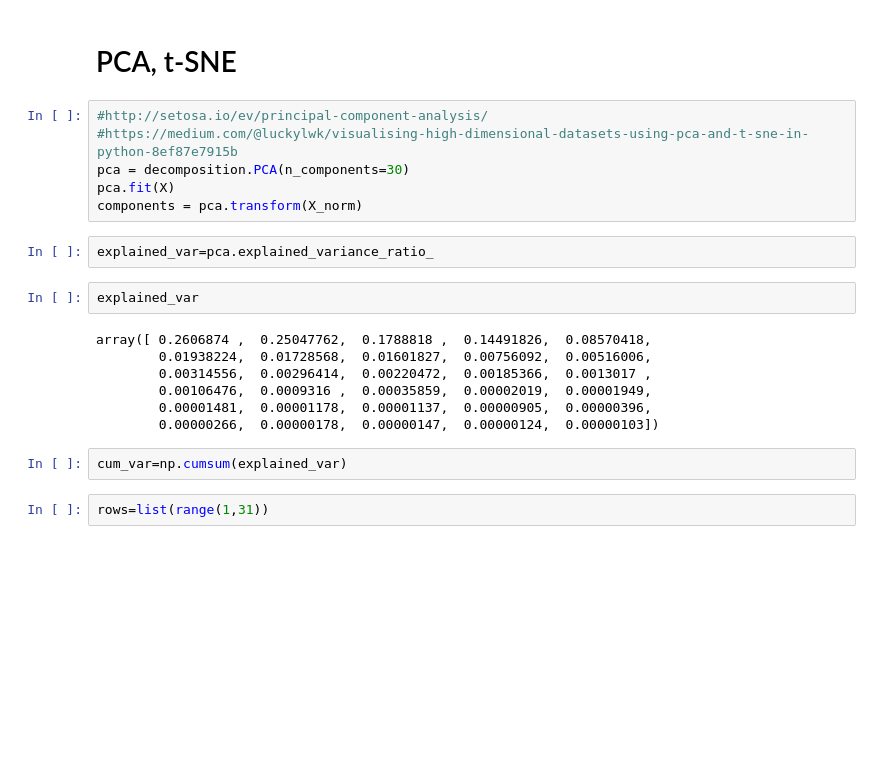
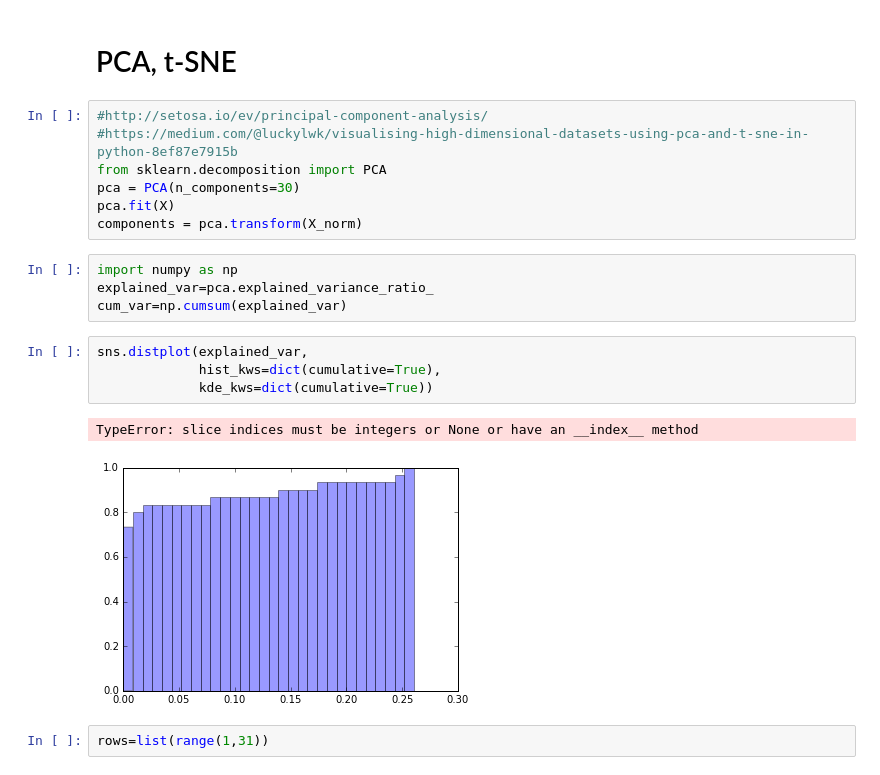
Before and after one commit to vucko83/classification_task, a Jupyter notebook: Exploratory and PCA.ipynb, the cells around one changed output. Saved outputs shown, nothing was run; the diff lists cells and outputs as text; blank space fills up the shorter version.

```diff
--- a/Exploratory and PCA.ipynb
+++ b/Exploratory and PCA.ipynb
@@ -47,22 +51,21 @@ plt.show()
 # %%
 #http://setosa.io/ev/principal-component-analysis/
 #https://medium.com/@luckylwk/visualising-high-dimensional-datasets-using-pca-and-t-sne-in-python-8ef87e7915b
-pca = decomposition.PCA(n_components=30)
+from sklearn.decomposition import PCA
+pca = PCA(n_components=30)
 pca.fit(X)
 components = pca.transform(X_norm)
-# %%
-explained_var=pca.explained_variance_ratio_
-# %%
-explained_var
-# %% [output]
-array([ 0.2606874 ,  0.25047762,  0.1788818 ,  0.14491826,  0.08570418,
-        0.01938224,  0.01728568,  0.01601827,  0.00756092,  0.00516006,
-        0.00314556,  0.00296414,  0.00220472,  0.00185366,  0.0013017 ,
-        0.00106476,  0.0009316 ,  0.00035859,  0.00002019,  0.00001949,
-        0.00001481,  0.00001178,  0.00001137,  0.00000905,  0.00000396,
-        0.00000266,  0.00000178,  0.00000147,  0.00000124,  0.00000103])
-# %%
-cum_var=np.cumsum(explained_var)
+# %%
+import numpy as np
+explained_var=pca.explained_variance_ratio_
+cum_var=np.cumsum(explained_var)
+# %%
+sns.distplot(explained_var,
+             hist_kws=dict(cumulative=True),
+             kde_kws=dict(cumulative=True))
+# %% [output]
+TypeError: slice indices must be integers or None or have an __index__ method
+[figure, added]
 # %%
 rows=list(range(1,31))
 # %%
```
Also changed, not shown: parts of 8 cells of this notebook, 2 other files.
